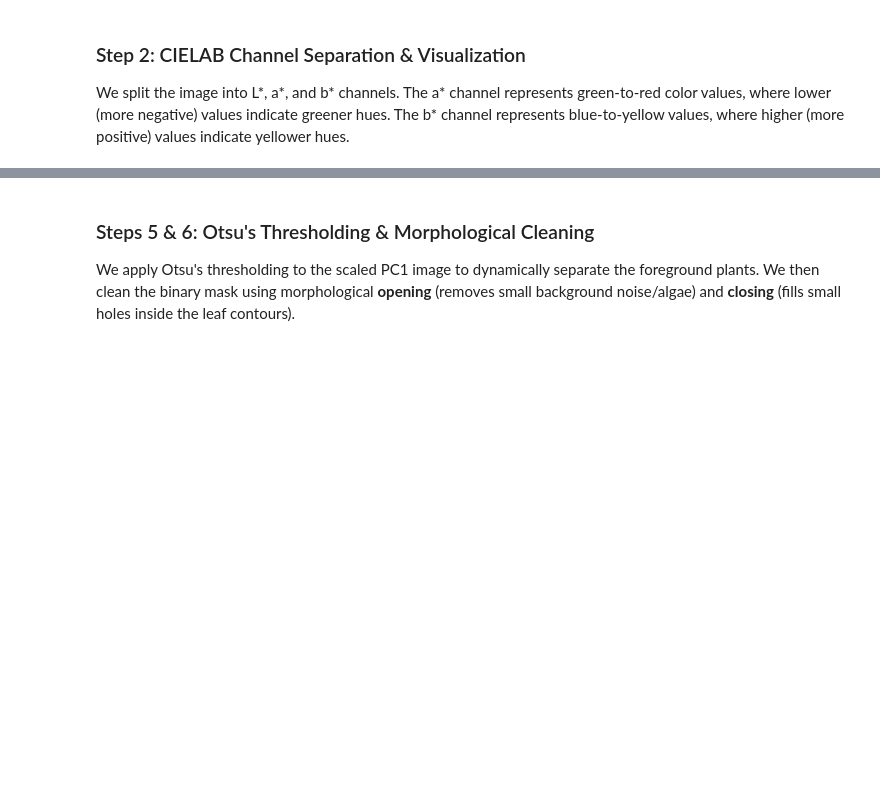
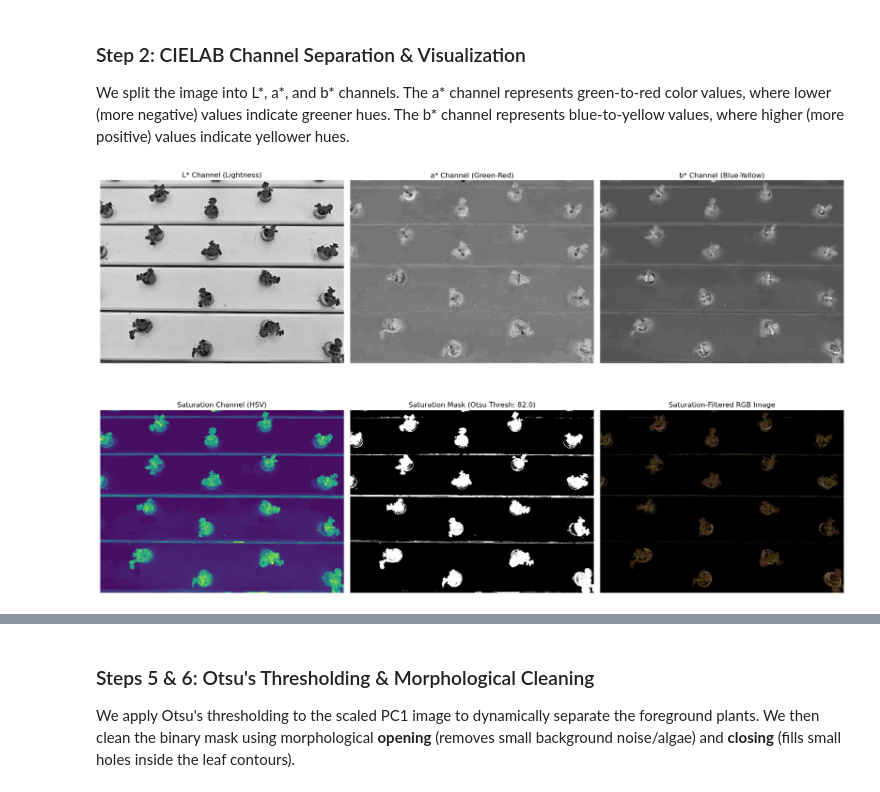
Before and after one commit to HuynhMaiThienAn/leaf-segmentation, a Jupyter notebook: leaf_segmentation_tutorial_clean.ipynb, the cells around one changed output, grey strips where cells are left out. Drawn from its saved outputs; the diff is of its cells as text; code cells hidden in the pictures; blank space fills up the shorter version.

```diff
--- a/leaf_segmentation_tutorial_clean.ipynb
+++ b/leaf_segmentation_tutorial_clean.ipynb
@@ -61,0 +47,47 @@ plt.show()
+# %%
+# 1. Split CIELAB channels
+l_channel, a_channel, b_channel = cv2.split(img_lab)
+
+# 2. Extract Hue and Saturation channels from HSV space
+img_hsv = cv2.cvtColor(img_bgr, cv2.COLOR_BGR2HSV)
+h_channel, s_channel, _ = cv2.split(img_hsv)
+
+# 3. Filter by saturation using Otsu's thresholding
+sat_threshold, sat_mask = cv2.threshold(s_channel, 0, 255, cv2.THRESH_BINARY + cv2.THRESH_OTSU)
+
+# Mask the original RGB image using the saturation mask to show the filtered result
+img_masked = cv2.bitwise_and(img_rgb, img_rgb, mask=sat_mask)
+
+# 4. Plot CIELAB channels, Saturation channel, Saturation mask, and Filtered result
+fig, axes = plt.subplots(2, 3, figsize=(18, 12))
+
+# Row 1: CIELAB Channels
+axes[0, 0].imshow(l_channel, cmap='gray')
+axes[0, 0].set_title("L* Channel (Lightness)")
+axes[0, 0].axis('off')
+
+axes[0, 1].imshow(a_channel, cmap='gray')
+axes[0, 1].set_title("a* Channel (Green-Red)")
+axes[0, 1].axis('off')
+
+axes[0, 2].imshow(b_channel, cmap='gray')
+axes[0, 2].set_title("b* Channel (Blue-Yellow)")
+axes[0, 2].axis('off')
+
+# Row 2: Saturation Channel, Mask, and Masked Result
+axes[1, 0].imshow(s_channel, cmap='viridis')
+axes[1, 0].set_title("Saturation Channel (HSV)")
+axes[1, 0].axis('off')
+
+axes[1, 1].imshow(sat_mask, cmap='gray')
+axes[1, 1].set_title(f"Saturation Mask (Otsu Thresh: {sat_threshold:.1f})")
+axes[1, 1].axis('off')
+
+axes[1, 2].imshow(img_masked)
+axes[1, 2].set_title("Saturation-Filtered RGB Image")
+axes[1, 2].axis('off')
+
+plt.tight_layout()
+plt.show()
+# %% [output]
+[figure, added]
```
Also changed, not shown: parts of 19 cells of this notebook, 31 other files.
